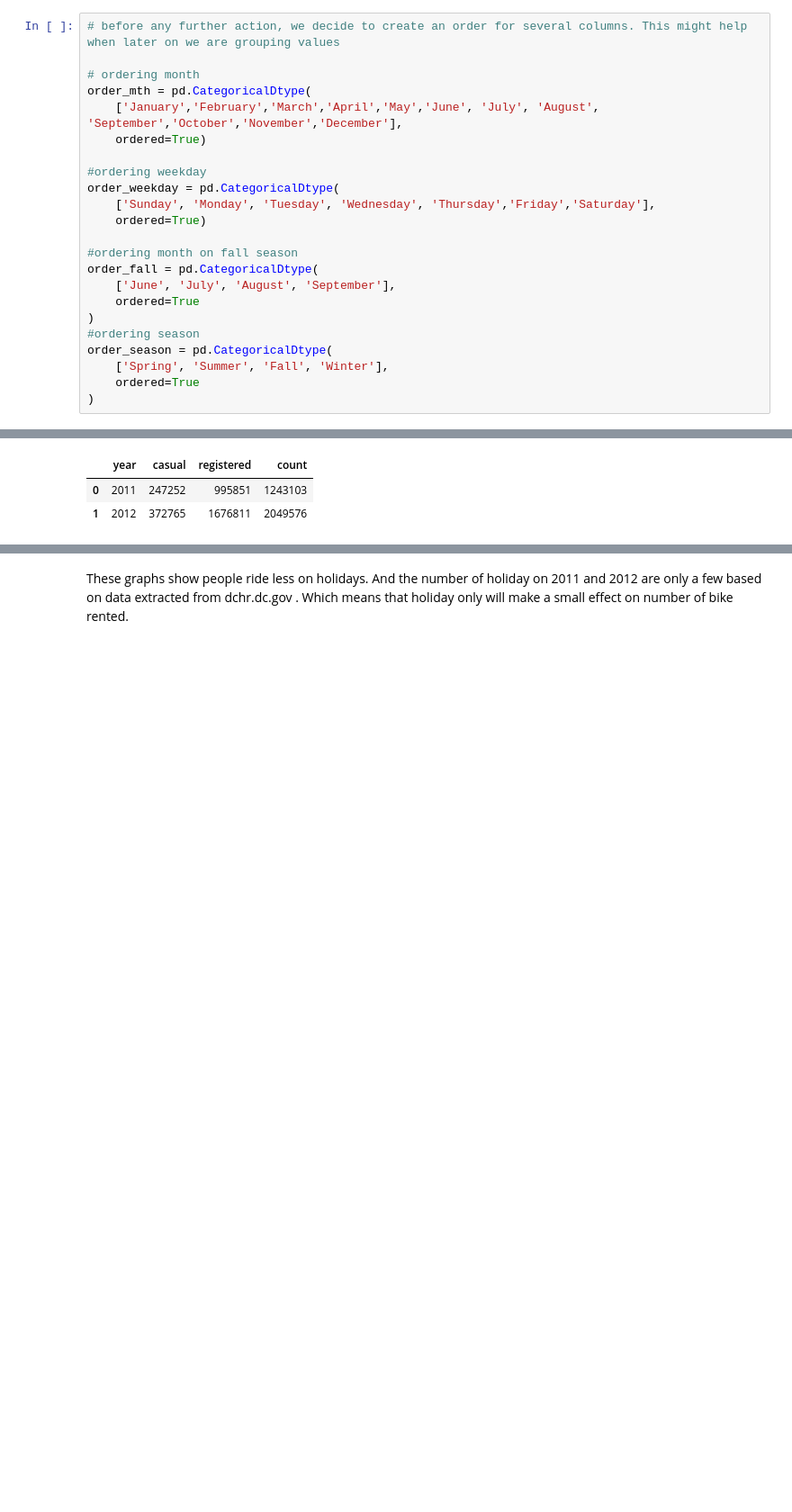
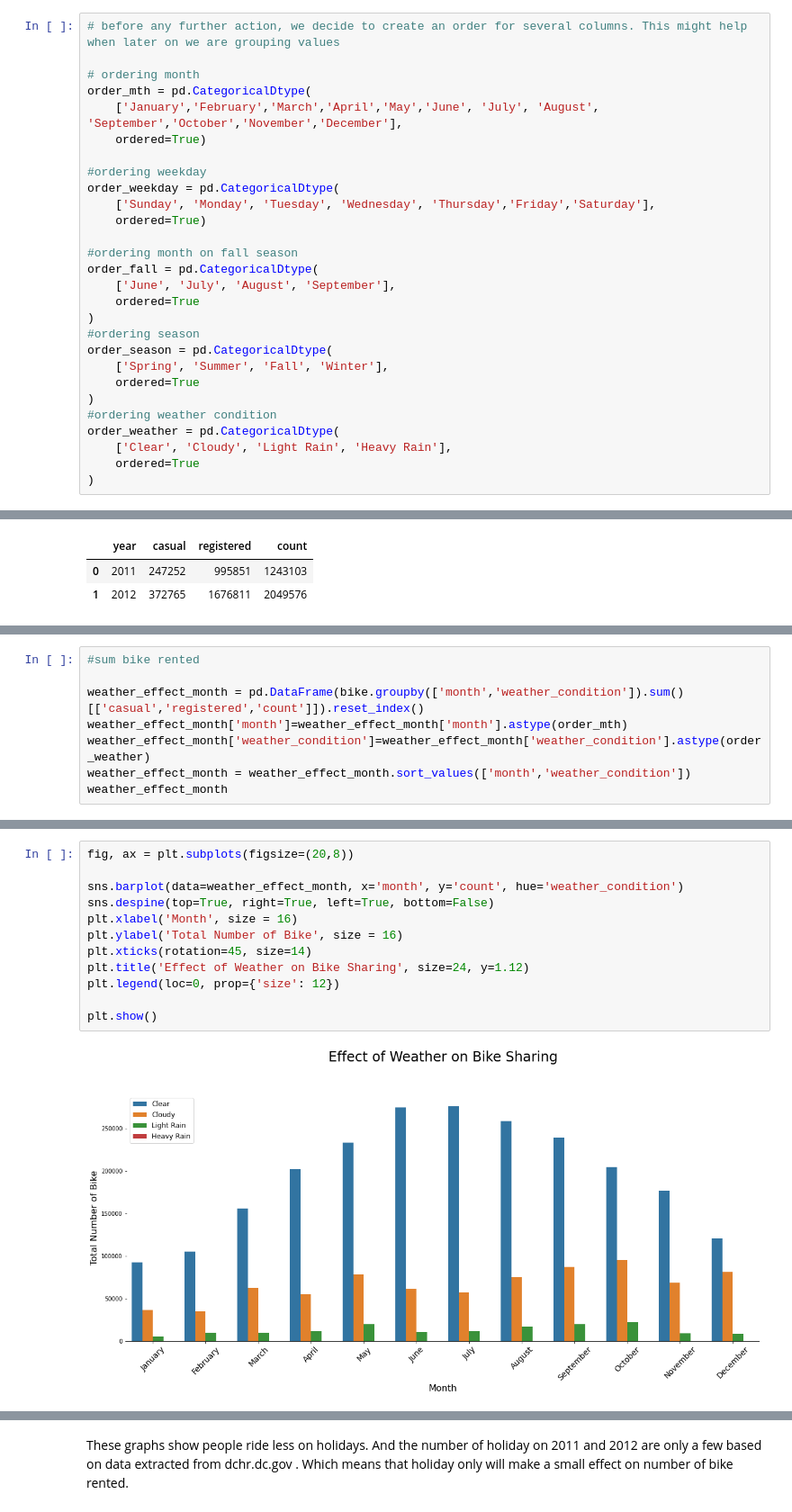
Before and after one commit to taufanadhi93/Bike_Sharing_Prediction, a Jupyter notebook: 03.EDA.ipynb, the cells around one changed output, grey strips where cells are left out. Shown: that part at 90% size. Cells and saved outputs as stored; diff of their text form; blank space fills up the shorter version.

```diff
--- a/03.EDA.ipynb
+++ b/03.EDA.ipynb
@@ -178,6 +184,11 @@ order_season = pd.CategoricalDtype(
     ['Spring', 'Summer', 'Fall', 'Winter'],
     ordered=True
 )
+#ordering weather condition
+order_weather = pd.CategoricalDtype(
+    ['Clear', 'Cloudy', 'Light Rain', 'Heavy Rain'],
+    ordered=True
+)
 # %%
 bike_summary = pd.DataFrame(bike.groupby(['year']).sum()[['casual','registered','count']]).reset_index()
 bike_summary
@@ -944,0 +285,8 @@ plt.show()
+# %%
+#sum bike rented
+
+weather_effect_month = pd.DataFrame(bike.groupby(['month','weather_condition']).sum()[['casual','registered','count']]).reset_index()
+weather_effect_month['month']=weather_effect_month['month'].astype(order_mth)
+weather_effect_month['weather_condition']=weather_effect_month['weather_condition'].astype(order_weather)
+weather_effect_month = weather_effect_month.sort_values(['month','weather_condition'])
+weather_effect_month
@@ -944,0 +347,14 @@ plt.show()
+# %%
+fig, ax = plt.subplots(figsize=(20,8))
+
+sns.barplot(data=weather_effect_month, x='month', y='count', hue='weather_condition')
+sns.despine(top=True, right=True, left=True, bottom=False)
+plt.xlabel('Month', size = 16)
+plt.ylabel('Total Number of Bike', size = 16)
+plt.xticks(rotation=45, size=14)
+plt.title('Effect of Weather on Bike Sharing', size=24, y=1.12)
+plt.legend(loc=0, prop={'size': 12})
+
+plt.show()
+# %% [output]
+[figure, added]
```
Also changed, not shown: parts of 110 cells of this notebook.
